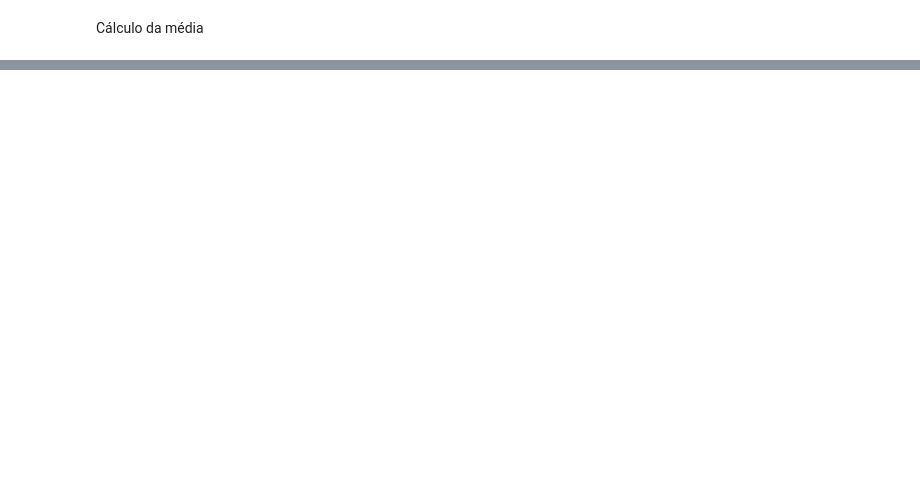
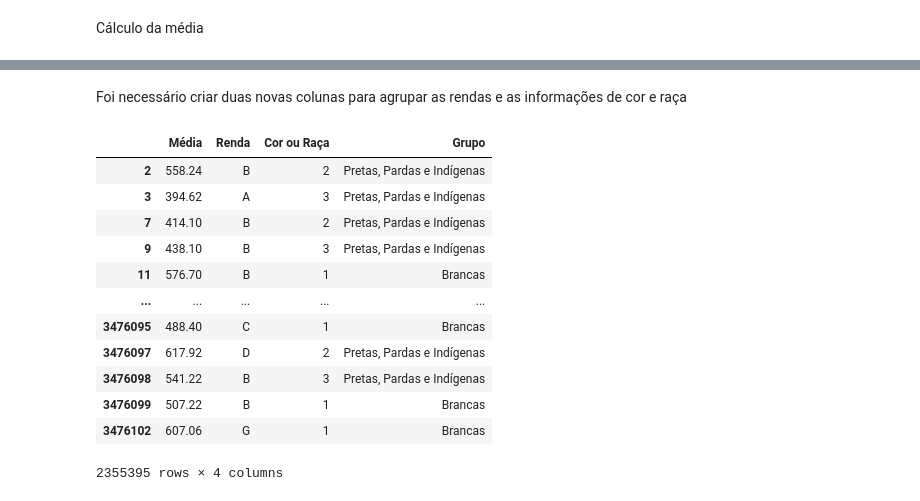
Before and after one commit to Grupo-B-Turma-2-Ada-VemSerTech/Projeto_Mod04_Ada_VemSerTech, a Jupyter notebook: Projeto.ipynb, the cells around one changed output, grey strips where cells are left out. Saved outputs shown, nothing was run; the diff lists cells and outputs as text; code cells hidden in the pictures; blank space fills up the shorter version.

```diff
--- a/Projeto.ipynb
+++ b/Projeto.ipynb
@@ -659,0 +679,4 @@ Length: 2344823, dtype: float64
+# %%
+tabela_media_renda_etnia = tabela_c_ausentes.loc[(tabela_c_ausentes['presenca']==1),
+                                            ['Média', 'Renda', 'Cor ou Raça']]
+tabela_media_renda_etnia
@@ -659,0 +697,22 @@ Length: 2344823, dtype: float64
+# %% [markdown]
+Foi necessário criar duas novas colunas para agrupar as rendas e as informações de cor e raça
+# %%
+# Coluna para Grupos étnicos/racial
+tabela_media_renda_etnia['Grupo'] = 'Outros'
+tabela_media_renda_etnia.loc[tabela_media_renda_etnia['Cor ou Raça'].isin([2, 3, 4]), 'Grupo'] = 'Pretas, Pardas e Indígenas'
+tabela_media_renda_etnia.loc[tabela_media_renda_etnia['Cor ou Raça'] == 1, 'Grupo'] = 'Brancas'
+tabela_media_renda_etnia
+# %% [output]
+|  | Média | Renda | Cor ou Raça | Grupo |
+| 2 | 558.24 | B | 2 | Pretas, Pardas e Indígenas |
+| 3 | 394.62 | A | 3 | Pretas, Pardas e Indígenas |
+| 7 | 414.10 | B | 2 | Pretas, Pardas e Indígenas |
+| 9 | 438.10 | B | 3 | Pretas, Pardas e Indígenas |
+| 11 | 576.70 | B | 1 | Brancas |
+| ... | ... | ... | ... | ... |
+| 3476095 | 488.40 | C | 1 | Brancas |
+| 3476097 | 617.92 | D | 2 | Pretas, Pardas e Indígenas |
+| 3476098 | 541.22 | B | 3 | Pretas, Pardas e Indígenas |
+| 3476099 | 507.22 | B | 1 | Brancas |
+| 3476102 | 607.06 | G | 1 | Brancas |
+2355395 rows × 4 columns
```
Also changed, not shown: parts of 8 cells of this notebook.
